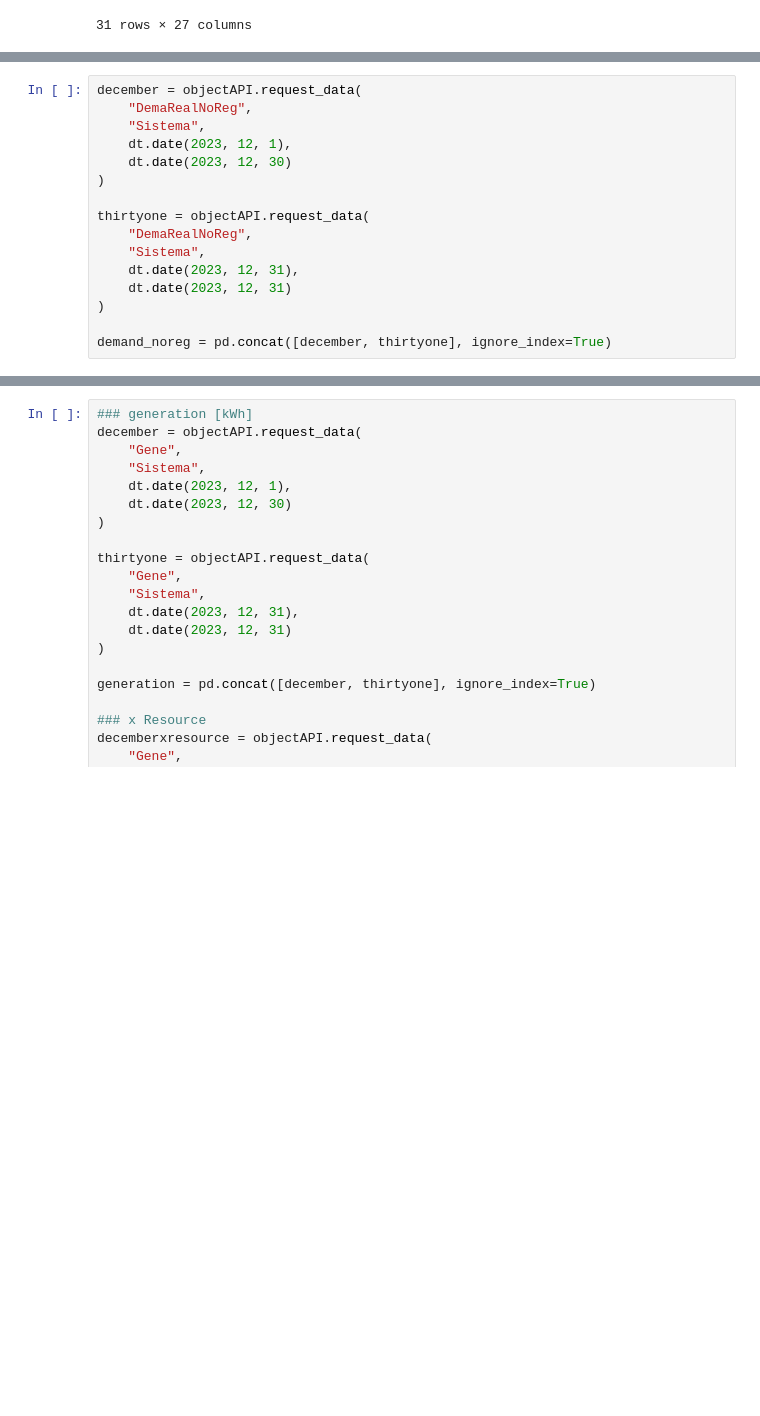
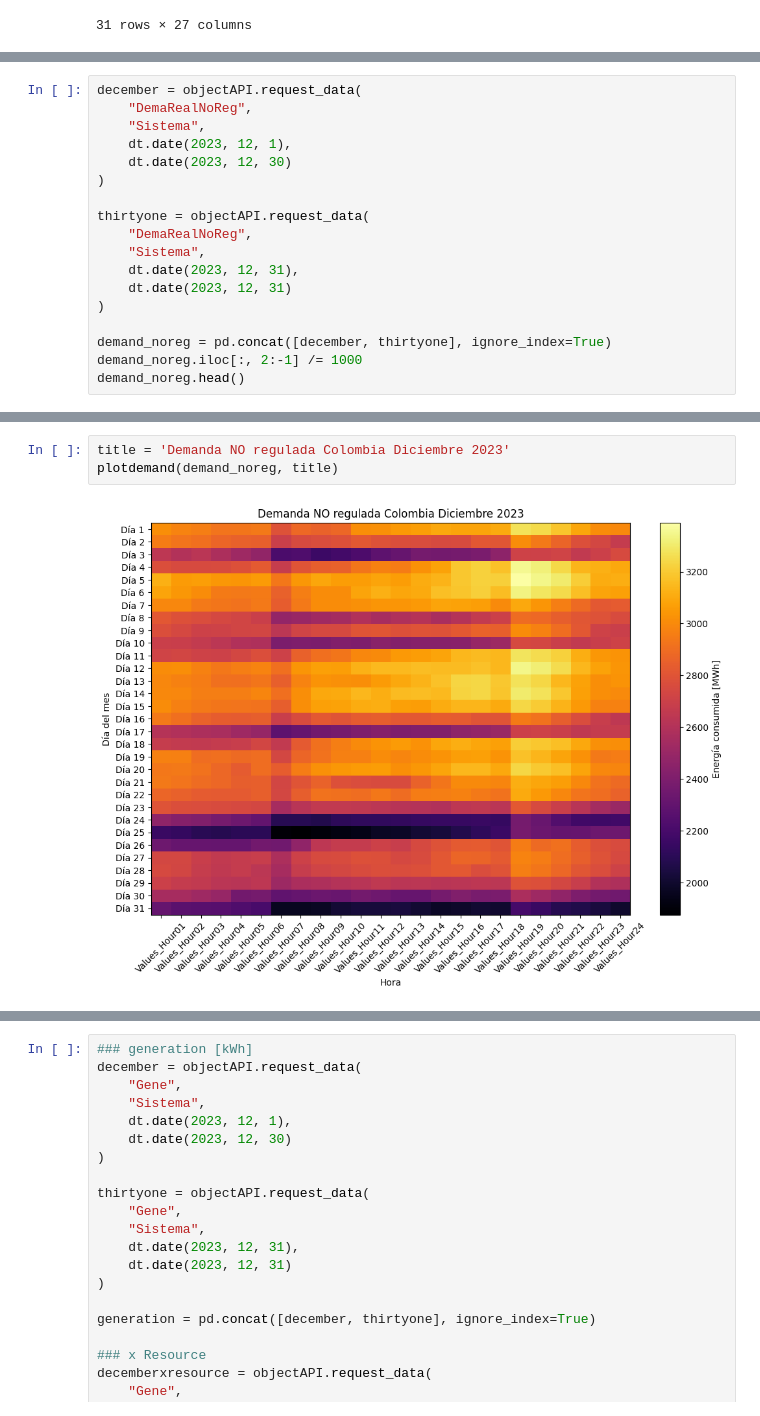
Before and after one commit to jebernatec/colombia-energy-market, a Jupyter notebook: energia_colombia.ipynb, the cells around one changed output, grey strips where cells are left out. Cells and saved outputs as stored; diff of their text form; blank space fills up the shorter version.

```diff
--- a/energia_colombia.ipynb
+++ b/energia_colombia.ipynb
@@ -171,3 +213,5 @@ thirtyone = objectAPI.request_data(
 )
 
 demand_noreg = pd.concat([december, thirtyone], ignore_index=True)
+demand_noreg.iloc[:, 2:-1] /= 1000
+demand_noreg.head()
@@ -173,0 +226,5 @@ demand_noreg = pd.concat([december, thirtyone], ignore_index=True)
+# %%
+title = 'Demanda NO regulada Colombia Diciembre 2023'
+plotdemand(demand_noreg, title)
+# %% [output]
+[figure, added]
```
Also changed, not shown: parts of 10 cells of this notebook, 1 other file.
